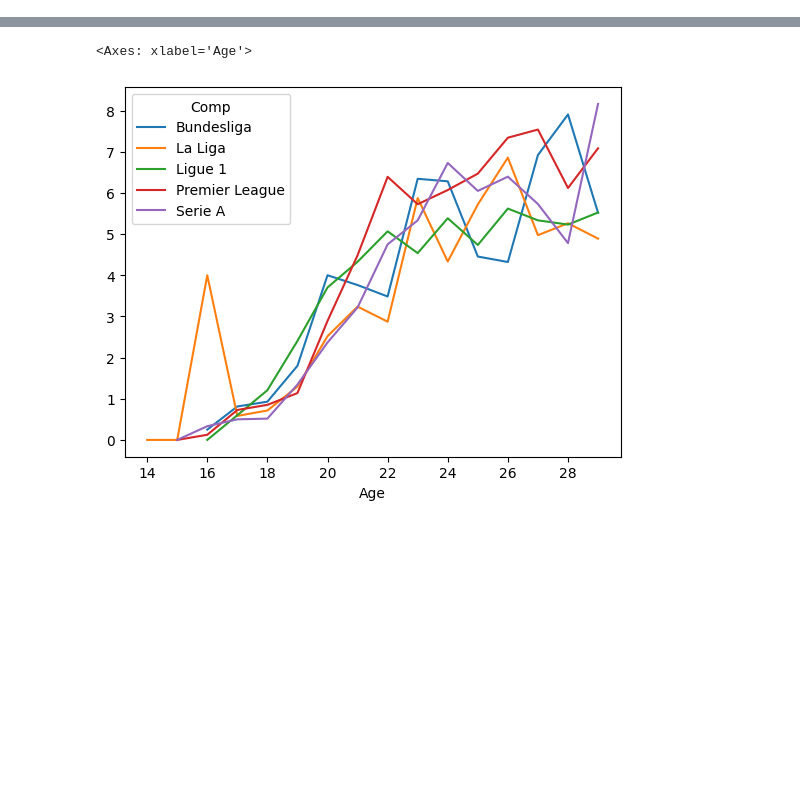
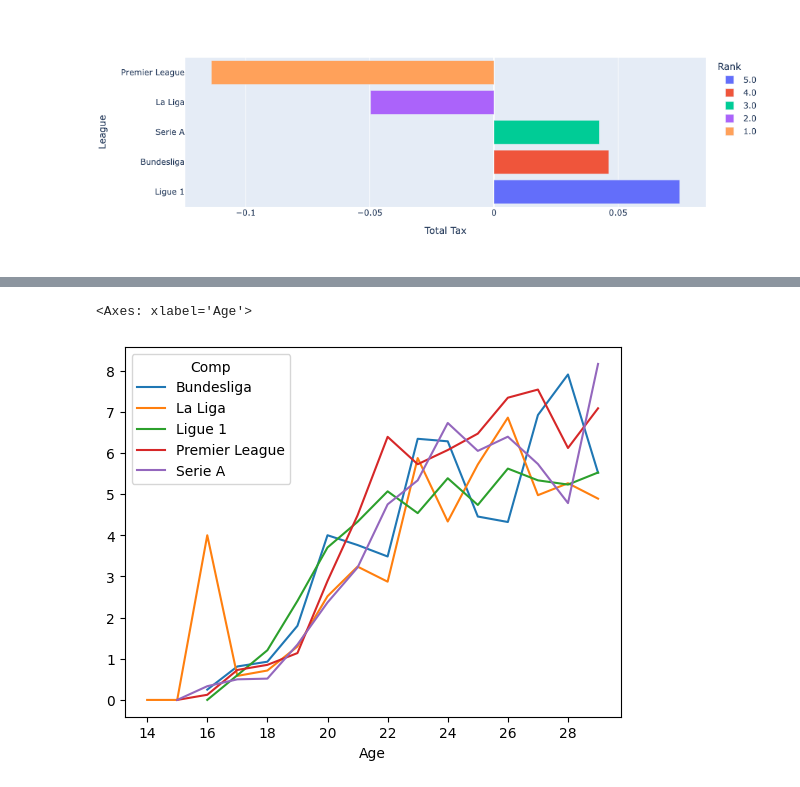
Before and after one commit to Rhys2024/Soccer_Visualization_Streamlit, a Jupyter notebook: Untitled.ipynb, the cells around one changed output, grey strips where cells are left out. Cells and saved outputs as stored; diff of their text form; code cells hidden in the pictures; blank space fills up the shorter version.

```diff
--- a/Untitled.ipynb
+++ b/Untitled.ipynb
@@ -284,13 +303,22 @@ for player in player_teams_played_on:
 
 
 chunks = {}
-
+combo_data_points = {combo : len(multiple_league_players[combo]) for combo in multiple_league_players}
 
 for combo, names in multiple_league_players.items():
 
+    combo_ = [c.strip() for c in combo.replace('vs', ',').split(',')]
+
+    print(combo_)
+
     chunk = normalized_df[(normalized_df.Player.isin(names)) &
-                            (normalized_df.Comp.isin(list(combo)))
-                        ]
-
+                            (normalized_df.Comp.isin(combo_))
+                        ].drop(columns = ['Unnamed: 0.1',
+                              'Unnamed: 0'])
 
     chunks[combo] = chunk
+
+    #print(chunk)
+    #break
+    #print(f"data/{combo}_normalized_data.csv")
+    chunk.to_csv(f"data/{combo}_normalized_data.csv")
@@ -296,0 +469,9 @@ for combo, names in multiple_league_players.items():
+# %%
+
+
+px.bar(tipo.reset_index().sort_values(by='Total Tax', ascending = False),
+       x = 'Total Tax',
+       y = 'League',
+       color = 'Rank')
+# %% [output]
+[figure, added]
```
Also changed, not shown: parts of 32 cells of this notebook, 23 other files.
